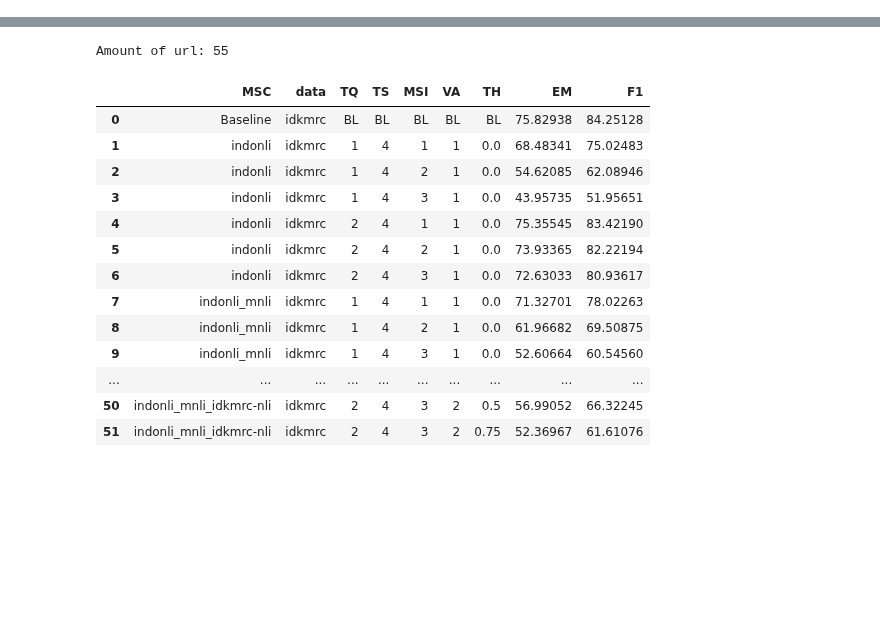
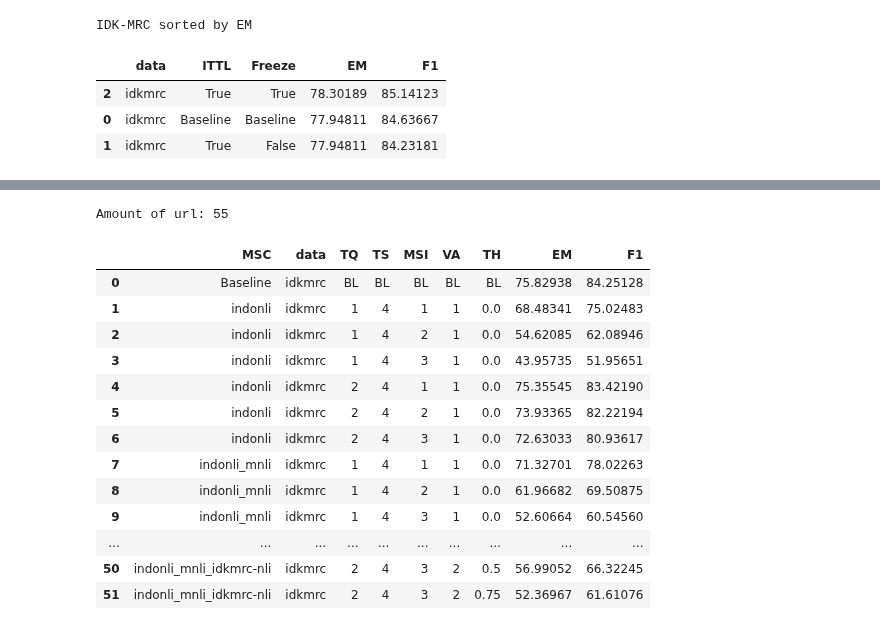
Before and after one commit to muhammadravi251001/multilingual-qas-with-nli, a Jupyter notebook: utilities/main table for paper.ipynb, the cells around one changed output, grey strips where cells are left out. Cells and saved outputs as stored; diff of their text form; code cells hidden in the pictures; blank space fills up the shorter version.

```diff
--- a/utilities/main table for paper.ipynb
+++ b/utilities/main table for paper.ipynb
@@ -22,0 +27,18 @@ def em_and_f1(p_url, acc, id="L1", rounded_to_num=5):
+# %%
+def take_all_url_ittl(data):
+
+    ittl_arr = ["without-ITTL", "with-ITTL"]
+    freeze_arr = ["without-freeze", "with-freeze"]
+
+    url_arr = []
+    for ittl in ittl_arr:
+        for freeze in freeze_arr:
+
+            if ittl == "without-ITTL":
+                freeze = "without-freeze"
+
+            url_arr.append(f"{prefix}{data}-with-xlm-roberta-large-{ittl}-{freeze}{suffix}")
+
+    url_arr = list(OrderedDict.fromkeys(url_arr))
+    print("Amount of url:", len(url_arr))
+    return url_arr
@@ -22,0 +96,10 @@ def em_and_f1(p_url, acc, id="L1", rounded_to_num=5):
+# %%
+print(f"{data} sorted by EM")
+sorted_table = table.sort_values(by='EM', ascending=False)
+sorted_table
+# %% [output]
+IDK-MRC sorted by EM
+|  | data | ITTL | Freeze | EM | F1 |
+| 2 | idkmrc | True | True | 78.30189 | 85.14123 |
+| 0 | idkmrc | Baseline | Baseline | 77.94811 | 84.63667 |
+| 1 | idkmrc | True | False | 77.94811 | 84.23181 |
```
Also changed, not shown: parts of 31 cells of this notebook.
